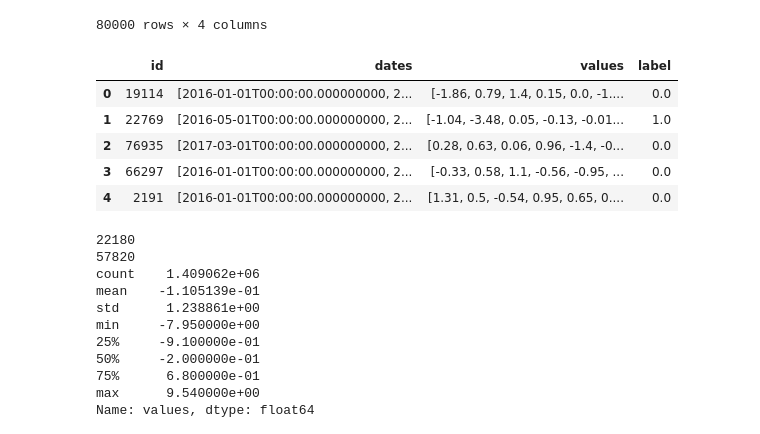
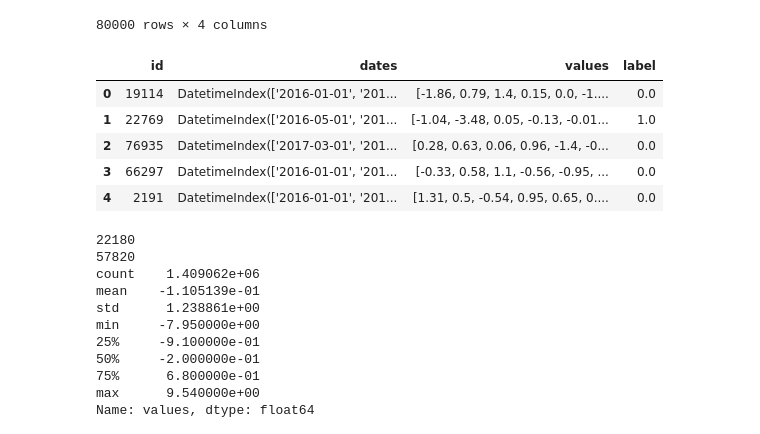
Before and after one commit to baindfrst/vk_inter, a Jupyter notebook: vk_inter.ipynb, the cells around one changed output. Saved outputs shown, nothing was run; the diff lists cells and outputs as text; code cells hidden in the pictures.

```diff
--- a/vk_inter.ipynb
+++ b/vk_inter.ipynb
@@ -37,15 +38,15 @@ train_data
 | 79999 | 98870 | [2016-01-01, 2016-02-01, 2016-03-... | [0.12, -0.8, 1.62, 0.11, -0.38, -... | 1.0 |
 80000 rows × 4 columns
 # %%
-train_data['dates'] = train_data['dates'].apply(lambda x: x.astype('datetime64[ns]'))
+train_data['dates'] = train_data['dates'].apply(lambda x: pd.to_datetime(x))
 train_data.head(5)
 # %% [output]
 |  | id | dates | values | label |
-| 0 | 19114 | [2016-01-01T00:00:00.000000000, 2... | [-1.86, 0.79, 1.4, 0.15, 0.0, -1.... | 0.0 |
-| 1 | 22769 | [2016-05-01T00:00:00.000000000, 2... | [-1.04, -3.48, 0.05, -0.13, -0.01... | 1.0 |
-| 2 | 76935 | [2017-03-01T00:00:00.000000000, 2... | [0.28, 0.63, 0.06, 0.96, -1.4, -0... | 0.0 |
-| 3 | 66297 | [2016-01-01T00:00:00.000000000, 2... | [-0.33, 0.58, 1.1, -0.56, -0.95, ... | 0.0 |
-| 4 | 2191 | [2016-01-01T00:00:00.000000000, 2... | [1.31, 0.5, -0.54, 0.95, 0.65, 0.... | 0.0 |
+| 0 | 19114 | DatetimeIndex(['2016-01-01', '201... | [-1.86, 0.79, 1.4, 0.15, 0.0, -1.... | 0.0 |
+| 1 | 22769 | DatetimeIndex(['2016-05-01', '201... | [-1.04, -3.48, 0.05, -0.13, -0.01... | 1.0 |
+| 2 | 76935 | DatetimeIndex(['2017-03-01', '201... | [0.28, 0.63, 0.06, 0.96, -1.4, -0... | 0.0 |
+| 3 | 66297 | DatetimeIndex(['2016-01-01', '201... | [-0.33, 0.58, 1.1, -0.56, -0.95, ... | 0.0 |
+| 4 | 2191 | DatetimeIndex(['2016-01-01', '201... | [1.31, 0.5, -0.54, 0.95, 0.65, 0.... | 0.0 |
 # %%
 train_positive = train_data[train_data["label"] == 1]
 train_negative = train_data[train_data["label"] == 0]
```
Also changed, not shown: parts of 35 cells of this notebook, 1 other file.
